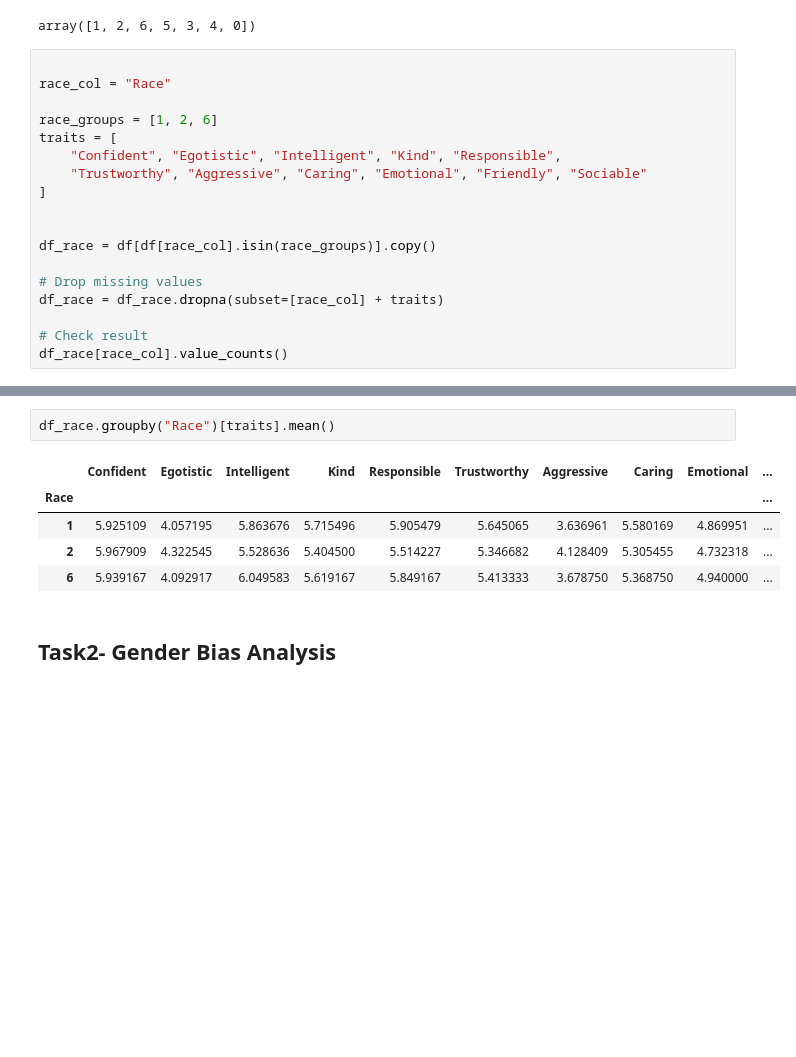
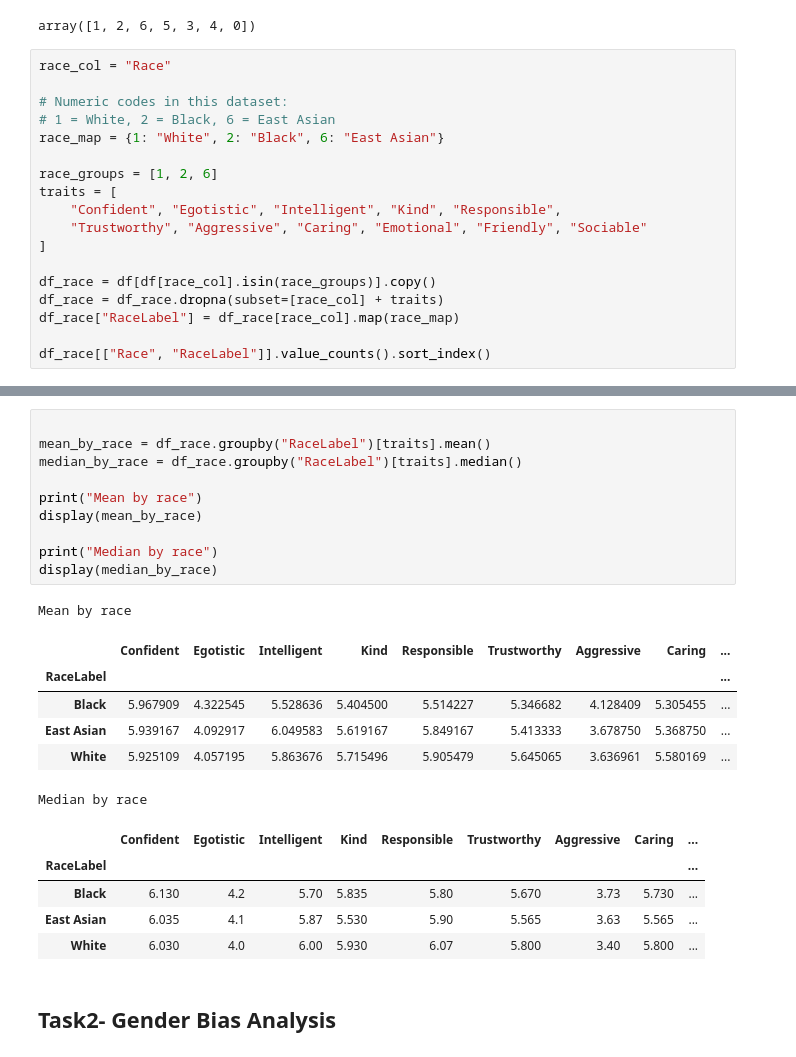
Before and after one commit to RheshaVinod/Fairness-and-Bias-Analysis, a Jupyter notebook: Vinod_RheshaSusil.ipynb, the cells around one changed output, grey strips where cells are left out. Saved outputs shown, nothing was run; the diff lists cells and outputs as text; blank space fills up the shorter version.

```diff
--- a/Vinod_RheshaSusil.ipynb
+++ b/Vinod_RheshaSusil.ipynb
@@ -53,8 +53,11 @@ df["Race"].unique()
 # %% [output]
 array([1, 2, 6, 5, 3, 4, 0])
 # %%
+race_col = "Race"
 
-race_col = "Race"
+# Numeric codes in this dataset:
+# 1 = White, 2 = Black, 6 = East Asian
+race_map = {1: "White", 2: "Black", 6: "East Asian"}
 
 race_groups = [1, 2, 6]
 traits = [
@@ -62,12 +65,9 @@ traits = [
     "Trustworthy", "Aggressive", "Caring", "Emotional", "Friendly", "Sociable"
 ]
 
+df_race = df[df[race_col].isin(race_groups)].copy()
+df_race = df_race.dropna(subset=[race_col] + traits)
+df_race["RaceLabel"] = df_race[race_col].map(race_map)
 
-df_race = df[df[race_col].isin(race_groups)].copy()
-
-# Drop missing values
-df_race = df_race.dropna(subset=[race_col] + traits)
-
-# Check result
-df_race[race_col].value_counts()
+df_race[["Race", "RaceLabel"]].value_counts().sort_index()
 # %% [output]
@@ -139,13 +142,28 @@ display(significant_traits)
 | 8 | Emotional | 3.879304 | 2.081510e-02 |
 | 10 | Sociable | 3.694352 | 2.502710e-02 |
 # %%
-df_race.groupby("Race")[traits].mean()
+
+mean_by_race = df_race.groupby("RaceLabel")[traits].mean()
+median_by_race = df_race.groupby("RaceLabel")[traits].median()
+
+print("Mean by race")
+display(mean_by_race)
+
+print("Median by race")
+display(median_by_race)
 # %% [output]
+Mean by race
-|  | Confident | Egotistic | Intelligent | Kind | Responsible | Trustworthy | Aggressive | Caring | Emotional | ... |
-| Race |  |  |  |  |  |  |  |  |  | ... |
-| 1 | 5.925109 | 4.057195 | 5.863676 | 5.715496 | 5.905479 | 5.645065 | 3.636961 | 5.580169 | 4.869951 | ... |
-| 2 | 5.967909 | 4.322545 | 5.528636 | 5.404500 | 5.514227 | 5.346682 | 4.128409 | 5.305455 | 4.732318 | ... |
-| 6 | 5.939167 | 4.092917 | 6.049583 | 5.619167 | 5.849167 | 5.413333 | 3.678750 | 5.368750 | 4.940000 | ... |
+|  | Confident | Egotistic | Intelligent | Kind | Responsible | Trustworthy | Aggressive | Caring | ... |
+| RaceLabel |  |  |  |  |  |  |  |  | ... |
+| Black | 5.967909 | 4.322545 | 5.528636 | 5.404500 | 5.514227 | 5.346682 | 4.128409 | 5.305455 | ... |
+| East Asian | 5.939167 | 4.092917 | 6.049583 | 5.619167 | 5.849167 | 5.413333 | 3.678750 | 5.368750 | ... |
+| White | 5.925109 | 4.057195 | 5.863676 | 5.715496 | 5.905479 | 5.645065 | 3.636961 | 5.580169 | ... |
+Median by race
+|  | Confident | Egotistic | Intelligent | Kind | Responsible | Trustworthy | Aggressive | Caring | ... |
+| RaceLabel |  |  |  |  |  |  |  |  | ... |
+| Black | 6.130 | 4.2 | 5.70 | 5.835 | 5.80 | 5.670 | 3.73 | 5.730 | ... |
+| East Asian | 6.035 | 4.1 | 5.87 | 5.530 | 5.90 | 5.565 | 3.63 | 5.565 | ... |
+| White | 6.030 | 4.0 | 6.00 | 5.930 | 6.07 | 5.800 | 3.40 | 5.800 | ... |
 # %% [markdown]
 ## Task2- Gender Bias Analysis
 # %%
```
Also changed, not shown: parts of 14 cells of this notebook.
